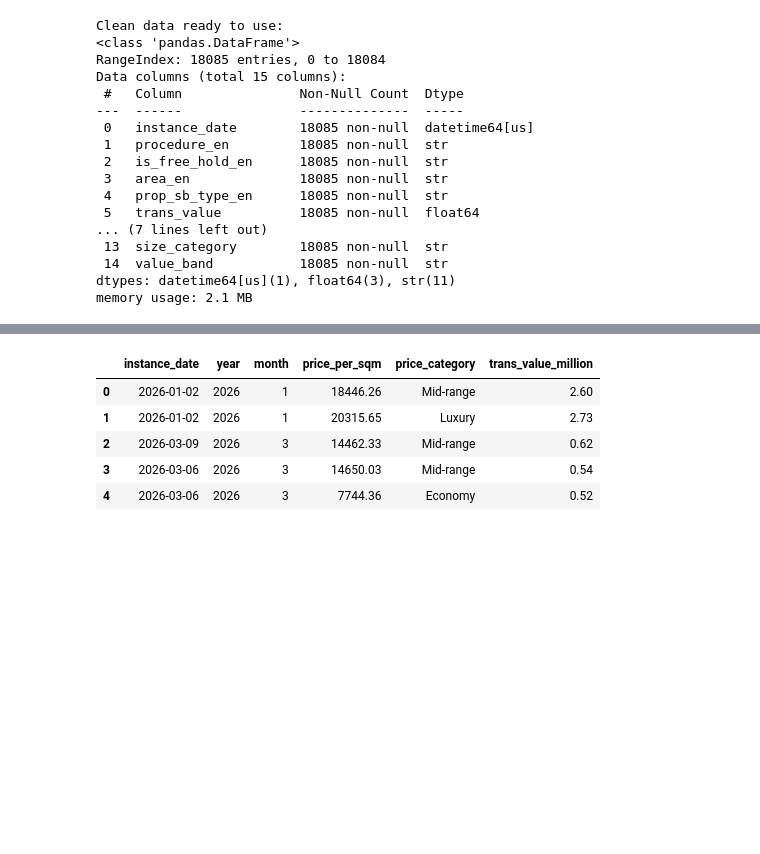
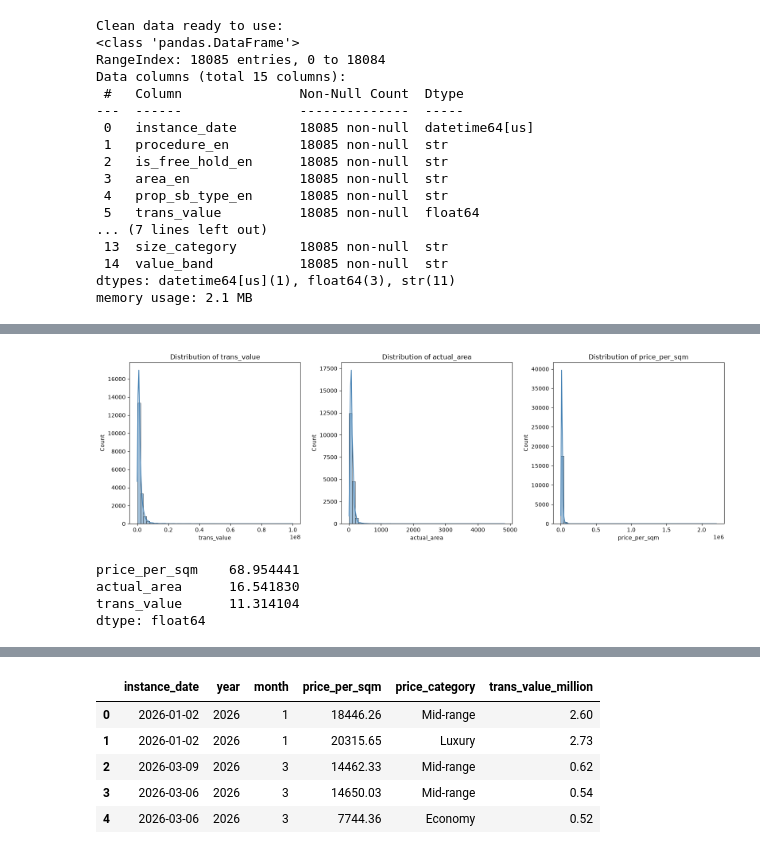
Before and after one commit to afriqil/Dubai-Residential-Property-Market-Analysis, a Jupyter notebook: notebooks/analysis.ipynb, the cells around one changed output, grey strips where cells are left out. Drawn from its saved outputs; the diff is of its cells as text; code cells hidden in the pictures; blank space fills up the shorter version.

```diff
--- a/notebooks/analysis.ipynb
+++ b/notebooks/analysis.ipynb
@@ -110,4 +130,8 @@ df['INSTANCE_DATE'] = pd.to_datetime(df['INSTANCE_DATE'], format='%Y-%m-%d')
 empty_columns = ['PROJECT_EN', 'NEAREST_METRO_EN', 'NEAREST_MALL_EN', 'NEAREST_LANDMARK_EN']
 for col in empty_columns:
     df[col] = df[col].fillna('Not Recorded')
+# %%
+# 3. ROOMS_EN also has missing values (property types like Office/Shop don't have a room count)
+# fill the same way for consistency
+df['ROOMS_EN'] = df['ROOMS_EN'].fillna('Not Recorded')
 # %%
@@ -146,0 +175,22 @@ Once cleaned, the data is more consistent and ready for feature engineering.
+# %%
+# Visualize the distribution of the 3 main numeric columns
+num_cols = ['trans_value', 'actual_area', 'price_per_sqm']
+
+fig, axes = plt.subplots(1, 3, figsize=(16, 5))
+for i, col in enumerate(num_cols):
+    sns.histplot(df[col], kde=True, ax=axes[i], bins=50, color="steelblue")
+    axes[i].set_title(f"Distribution of {col}")
+plt.tight_layout()
+plt.show()
+# %% [output]
+[figure, added]
+# %%
+# Compute skewness for each numeric column
+# skew this high (>3) indicates an extremely long tail, not just a mild skew
+skewness = df[num_cols].skew().sort_values(ascending=False)
+print(skewness)
+# %% [output]
+price_per_sqm    68.954441
+actual_area      16.541830
+trans_value      11.314104
+dtype: float64
```
Also changed, not shown: parts of 71 cells of this notebook, 3 other files.
